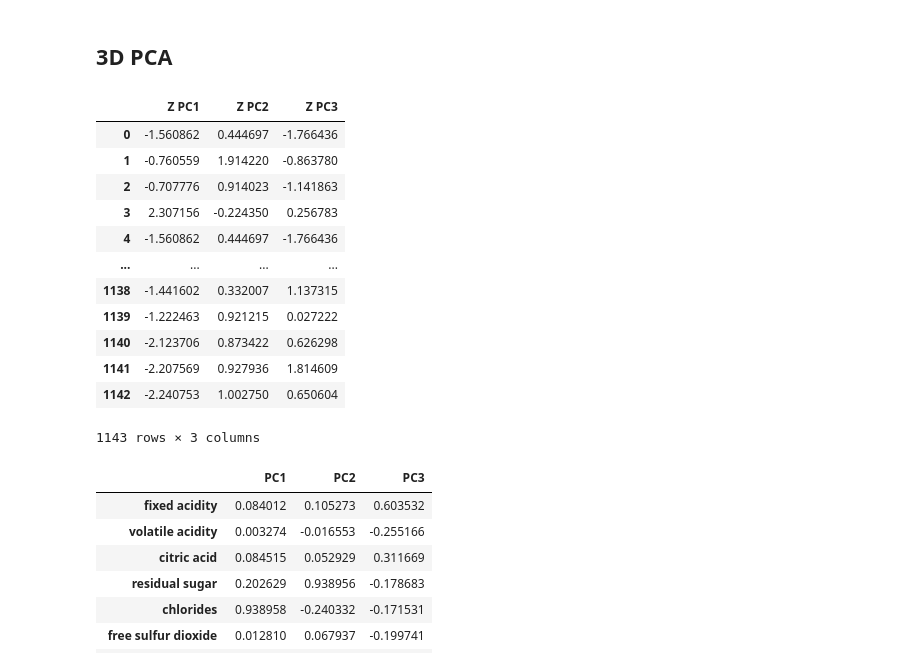
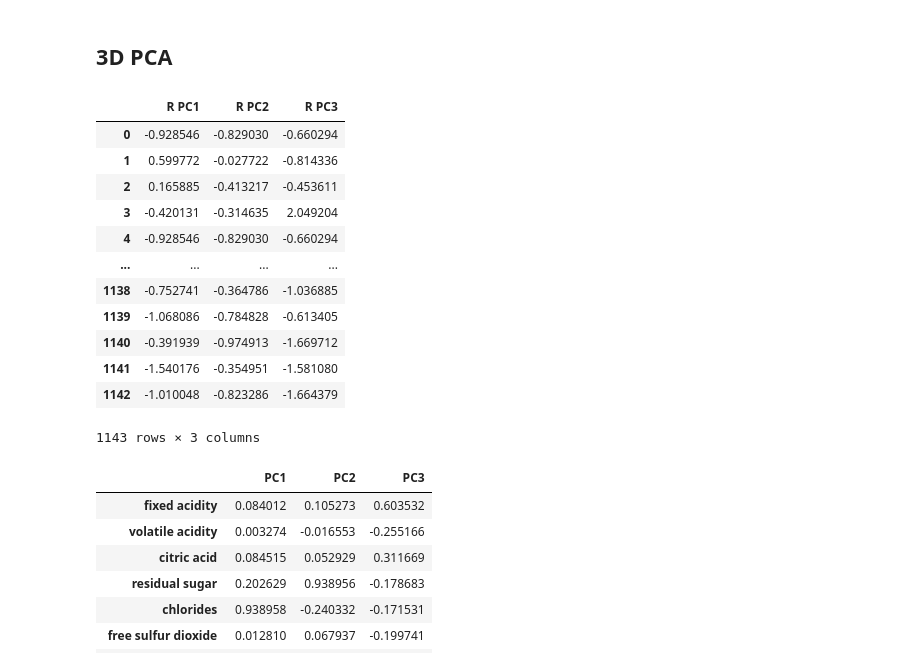
Before and after one commit to Leop-SR/Intrinsic-vs-Projected-Neighbors, a Jupyter notebook: notebooks/03_pca_geometry.ipynb, the cells around one changed output. Saved outputs shown, nothing was run; the diff lists cells and outputs as text; code cells hidden in the pictures.

```diff
--- a/notebooks/03_pca_geometry.ipynb
+++ b/notebooks/03_pca_geometry.ipynb
@@ -141,22 +143,22 @@ Despite this reduction in explained variance, the projection appears more spatia
 # %%
 pca_3d_rob, rob_data_3d = fit_pca(df_robust_scaled,3)
 pca_3d_std, std_data_3d = fit_pca(df_standard_scaled,3)
 rob_data_3d = pd.DataFrame(rob_data_3d, columns=['R PC1','R PC2','R PC3'])
 std_data_3d = pd.DataFrame(std_data_3d, columns=['Z PC1', 'Z PC2', 'Z PC3'])
-std_data_3d
+rob_data_3d
 # %% [output]
-|  | Z PC1 | Z PC2 | Z PC3 |
-| 0 | -1.560862 | 0.444697 | -1.766436 |
-| 1 | -0.760559 | 1.914220 | -0.863780 |
-| 2 | -0.707776 | 0.914023 | -1.141863 |
-| 3 | 2.307156 | -0.224350 | 0.256783 |
-| 4 | -1.560862 | 0.444697 | -1.766436 |
+|  | R PC1 | R PC2 | R PC3 |
+| 0 | -0.928546 | -0.829030 | -0.660294 |
+| 1 | 0.599772 | -0.027722 | -0.814336 |
+| 2 | 0.165885 | -0.413217 | -0.453611 |
+| 3 | -0.420131 | -0.314635 | 2.049204 |
+| 4 | -0.928546 | -0.829030 | -0.660294 |
 | ... | ... | ... | ... |
-| 1138 | -1.441602 | 0.332007 | 1.137315 |
-| 1139 | -1.222463 | 0.921215 | 0.027222 |
-| 1140 | -2.123706 | 0.873422 | 0.626298 |
-| 1141 | -2.207569 | 0.927936 | 1.814609 |
-| 1142 | -2.240753 | 1.002750 | 0.650604 |
+| 1138 | -0.752741 | -0.364786 | -1.036885 |
+| 1139 | -1.068086 | -0.784828 | -0.613405 |
+| 1140 | -0.391939 | -0.974913 | -1.669712 |
+| 1141 | -1.540176 | -0.354951 | -1.581080 |
+| 1142 | -1.010048 | -0.823286 | -1.664379 |
 1143 rows × 3 columns
 # %%
 loadings_rob_3d = pca_loadings(pca_3d_rob, df_robust_scaled.columns)
```
Also changed, not shown: parts of 5 cells of this notebook, 11 other files.
